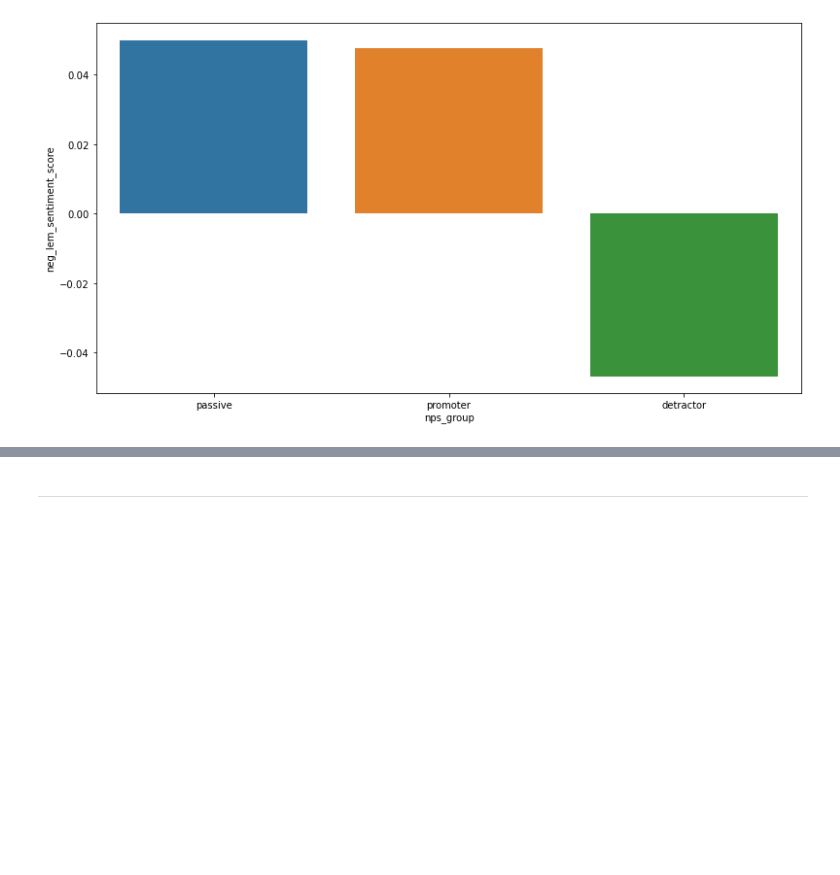
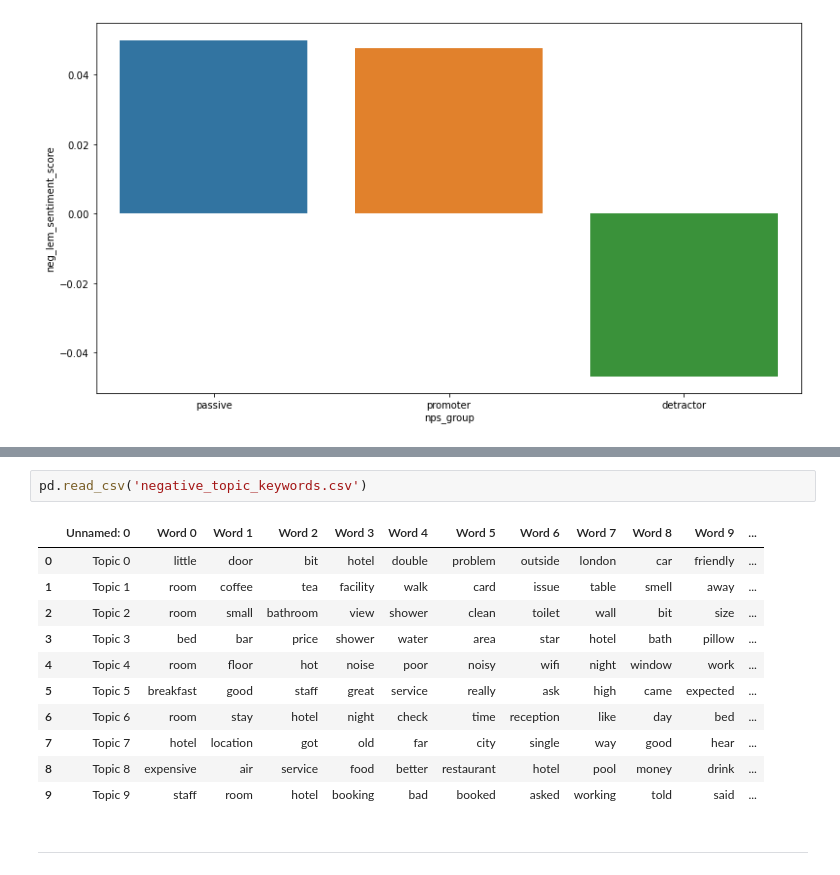
Before and after one commit to InPersonAnalysis/customer_review_capston, a Jupyter notebook: final_notebook.ipynb, the cells around one changed output, grey strips where cells are left out. Drawn from its saved outputs; the diff is of its cells as text; blank space fills up the shorter version.

```diff
--- a/final_notebook.ipynb
+++ b/final_notebook.ipynb
@@ -231,3 +263,17 @@ sns.barplot(data=df, x='nps_group', y='neg_lem_sentiment_score', ci=False)
+# %%
+pd.read_csv('negative_topic_keywords.csv')
+# %% [output]
+|  | Unnamed: 0 | Word 0 | Word 1 | Word 2 | Word 3 | Word 4 | Word 5 | Word 6 | Word 7 | Word 8 | Word 9 | ... |
+| 0 | Topic 0 | little | door | bit | hotel | double | problem | outside | london | car | friendly | ... |
+| 1 | Topic 1 | room | coffee | tea | facility | walk | card | issue | table | smell | away | ... |
+| 2 | Topic 2 | room | small | bathroom | view | shower | clean | toilet | wall | bit | size | ... |
+| 3 | Topic 3 | bed | bar | price | shower | water | area | star | hotel | bath | pillow | ... |
+| 4 | Topic 4 | room | floor | hot | noise | poor | noisy | wifi | night | window | work | ... |
+| 5 | Topic 5 | breakfast | good | staff | great | service | really | ask | high | came | expected | ... |
+| 6 | Topic 6 | room | stay | hotel | night | check | time | reception | like | day | bed | ... |
+| 7 | Topic 7 | hotel | location | got | old | far | city | single | way | good | hear | ... |
+| 8 | Topic 8 | expensive | air | service | food | better | restaurant | hotel | pool | money | drink | ... |
+| 9 | Topic 9 | staff | room | hotel | booking | bad | booked | asked | working | told | said | ... |
 # %% [markdown]
 ---
 # %% [markdown]
```
Also changed, not shown: parts of 7 cells of this notebook.
